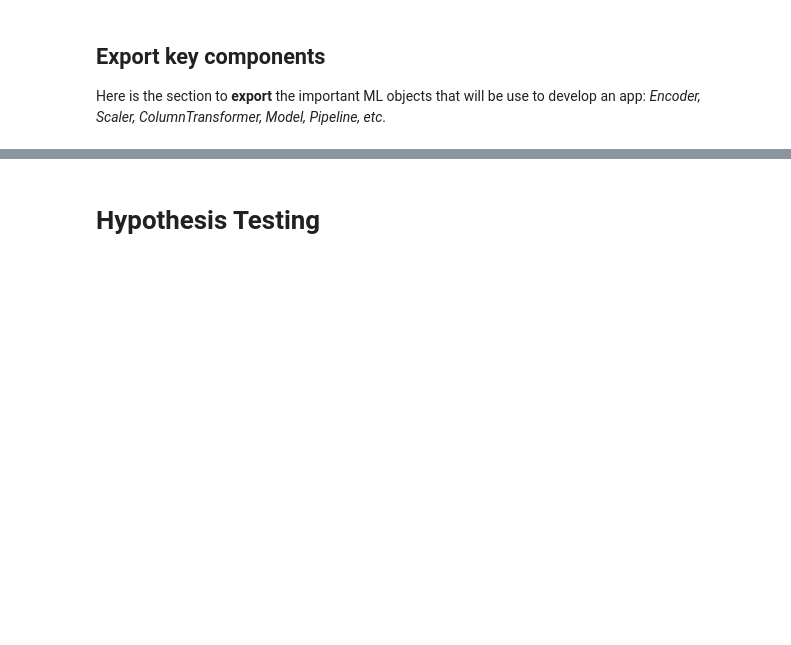
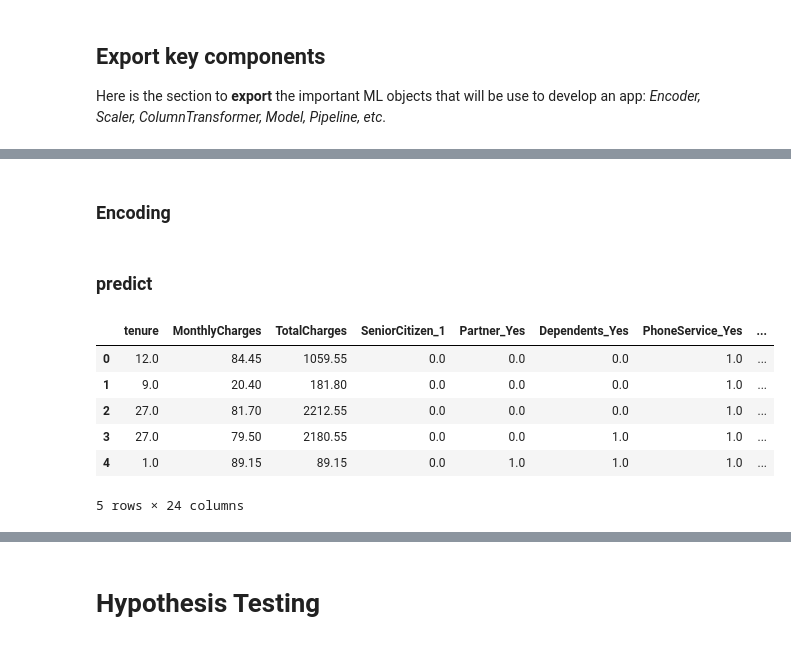
Before and after one commit to CalyGit/Telco-customer-churn, a Jupyter notebook: Telco-Customer-Churn.ipynb, the cells around one changed output, grey strips where cells are left out. Saved outputs shown, nothing was run; the diff lists cells and outputs as text; code cells hidden in the pictures; blank space fills up the shorter version.

```diff
--- a/Telco-Customer-Churn.ipynb
+++ b/Telco-Customer-Churn.ipynb
@@ -802,0 +853,14 @@ Key components saved as C:/Users/Wycliffe/Desktop/Projects/key_components.pkl
+# %%
+categorical_columns = ['SeniorCitizen', 'Partner', 'Dependents', 'PhoneService', 'MultipleLines',
+                       'InternetService', 'OnlineSecurity', 'OnlineBackup', 'DeviceProtection', 'TechSupport',
+                       'StreamingTV', 'StreamingMovies', 'Contract', 'PaperlessBilling', 'PaymentMethod']
+
+# Define a dictionary to map the values you want to replace
+value_mapping = {
+    'No internet service': 'No'
+}
+
+# Transform the relevant columns
+for col in categorical_columns:
+    if col in X_test.columns:
+        X_test[col].replace(value_mapping, inplace=True)
@@ -802,0 +870,2 @@ Key components saved as C:/Users/Wycliffe/Desktop/Projects/key_components.pkl
+# %% [markdown]
+### Encoding
@@ -802,0 +895,2 @@ Key components saved as C:/Users/Wycliffe/Desktop/Projects/key_components.pkl
+# %% [markdown]
+### predict
@@ -802,0 +911,17 @@ Key components saved as C:/Users/Wycliffe/Desktop/Projects/key_components.pkl
+# %%
+# Create a new DataFrame to store the predictions
+predictions_df = pd.DataFrame({'Churn': predictions})
+
+# Concatenate the predictions DataFrame with the original features DataFrame (X_test)
+result_df = pd.concat([X_test, predictions_df], axis=1)
+
+# View the result DataFrame with the predictions
+result_df.head()
+# %% [output]
+|  | tenure | MonthlyCharges | TotalCharges | SeniorCitizen_1 | Partner_Yes | Dependents_Yes | PhoneService_Yes | ... |
+| 0 | 12.0 | 84.45 | 1059.55 | 0.0 | 0.0 | 0.0 | 1.0 | ... |
+| 1 | 9.0 | 20.40 | 181.80 | 0.0 | 0.0 | 0.0 | 1.0 | ... |
+| 2 | 27.0 | 81.70 | 2212.55 | 0.0 | 0.0 | 0.0 | 1.0 | ... |
+| 3 | 27.0 | 79.50 | 2180.55 | 0.0 | 0.0 | 1.0 | 1.0 | ... |
+| 4 | 1.0 | 89.15 | 89.15 | 0.0 | 1.0 | 1.0 | 1.0 | ... |
+5 rows × 24 columns
```
Also changed, not shown: parts of 32 cells of this notebook.
